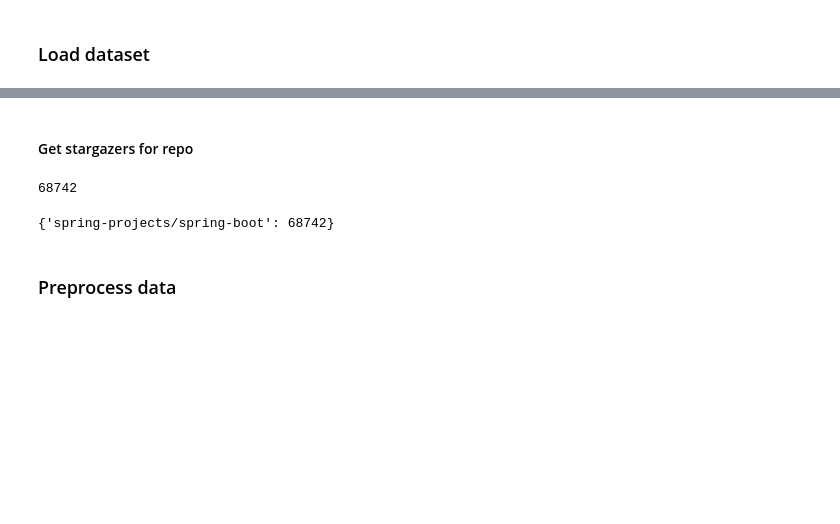
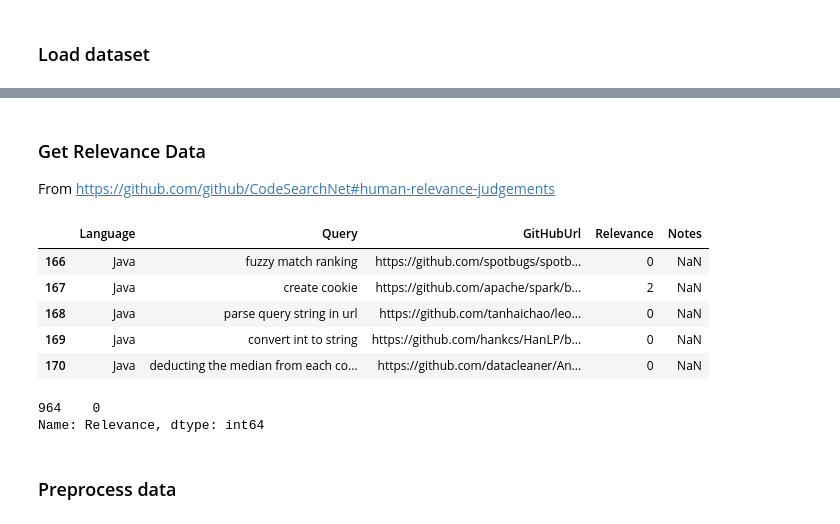
Before and after one commit to m-messer/Grading-Documentation-with-Machine-Learning, a Jupyter notebook: data_processing.ipynb, the cells around one changed output, grey strips where cells are left out. Saved outputs shown, nothing was run; the diff lists cells and outputs as text; code cells hidden in the pictures; blank space fills up the shorter version.

```diff
--- a/data_processing.ipynb
+++ b/data_processing.ipynb
@@ -50,2 +44,0 @@ spring-projects/spring-boot
-# %% [markdown]
-#### Get stargazers for repo
@@ -72,8 +45,14 @@ def get_github_data(repo):
-# %%
-get_github_data(row['repository_name'])
-# %% [output]
-68742
-# %%
-repo_stars
-# %% [output]
-{'spring-projects/spring-boot': 68742}
+# %% [markdown]
+### Get Relevance Data
+From https://github.com/github/CodeSearchNet#human-relevance-judgements
+# %%
+relevance_df = pd.read_csv('data/annotationStore.csv')
+relevance_df = relevance_df[relevance_df['Language'] == 'Java']
+relevance_df.head()
+# %% [output]
+|  | Language | Query | GitHubUrl | Relevance | Notes |
+| 166 | Java | fuzzy match ranking | https://github.com/spotbugs/spotb... | 0 | NaN |
+| 167 | Java | create cookie | https://github.com/apache/spark/b... | 2 | NaN |
+| 168 | Java | parse query string in url | https://github.com/tanhaichao/leo... | 0 | NaN |
+| 169 | Java | convert int to string | https://github.com/hankcs/HanLP/b... | 0 | NaN |
+| 170 | Java | deducting the median from each co... | https://github.com/datacleaner/An... | 0 | NaN |
@@ -80,3 +67,8 @@ repo_stars
+# %%
+get_relevance('https://github.com/ontop/ontop/blob/ddf78b26981b6129ee9a1a59310016830f5352e4/core/optimization/src/main/java/it/unibz/inf/ontop/iq/optimizer/FlattenUnionOptimizer.java#L45-L50')
+# %% [output]
+964    0
+Name: Relevance, dtype: int64
 # %% [markdown]
 ### Preprocess data
 # %%
```
Also changed, not shown: parts of 8 cells of this notebook, 2 other files.
